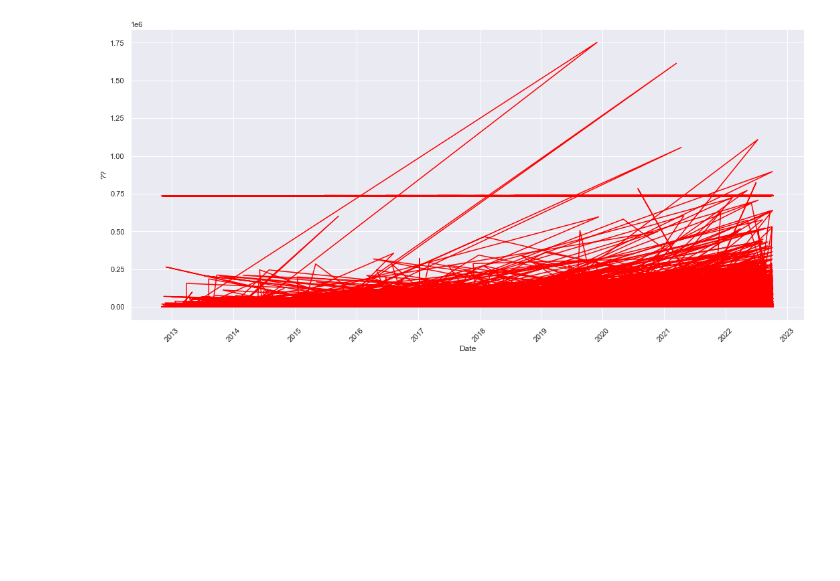
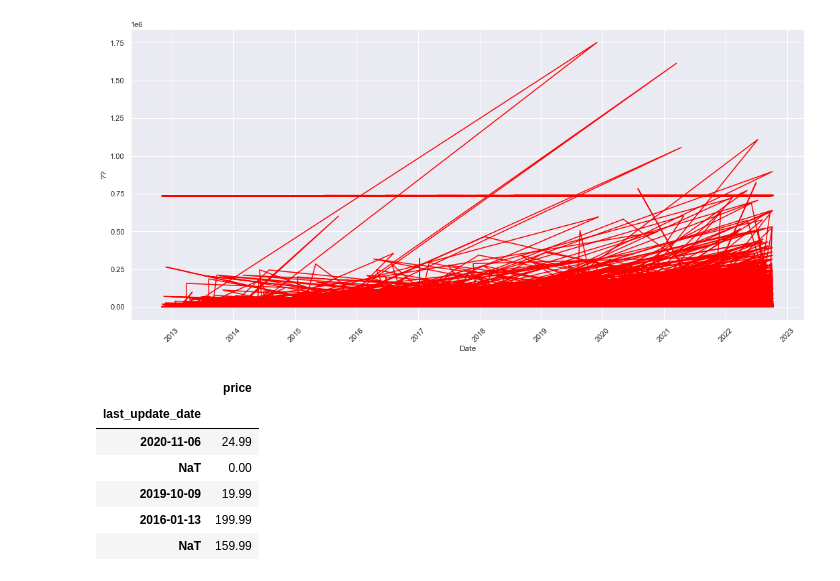
Before and after one commit to Amizzuddin/sc1015, a Jupyter notebook: timeSubPriceRate.ipynb, the cells around one changed output. Drawn from its saved outputs; the diff is of its cells as text; code cells hidden in the pictures; blank space fills up the shorter version.

```diff
--- a/timeSubPriceRate.ipynb
+++ b/timeSubPriceRate.ipynb
@@ -261,0 +246,13 @@ plt.show()
+# %%
+df = pd.DataFrame(RemovedOutlierDataset[['price','last_update_date']])
+df['last_update_date'] = pd.to_datetime(df['last_update_date'])
+df.set_index('last_update_date', inplace= True)
+df.head(5)
+# %% [output]
+|  | price |
+| last_update_date |  |
+| 2020-11-06 | 24.99 |
+| NaT | 0.00 |
+| 2019-10-09 | 19.99 |
+| 2016-01-13 | 199.99 |
+| NaT | 159.99 |
```
Also changed, not shown: parts of 8 cells of this notebook.
